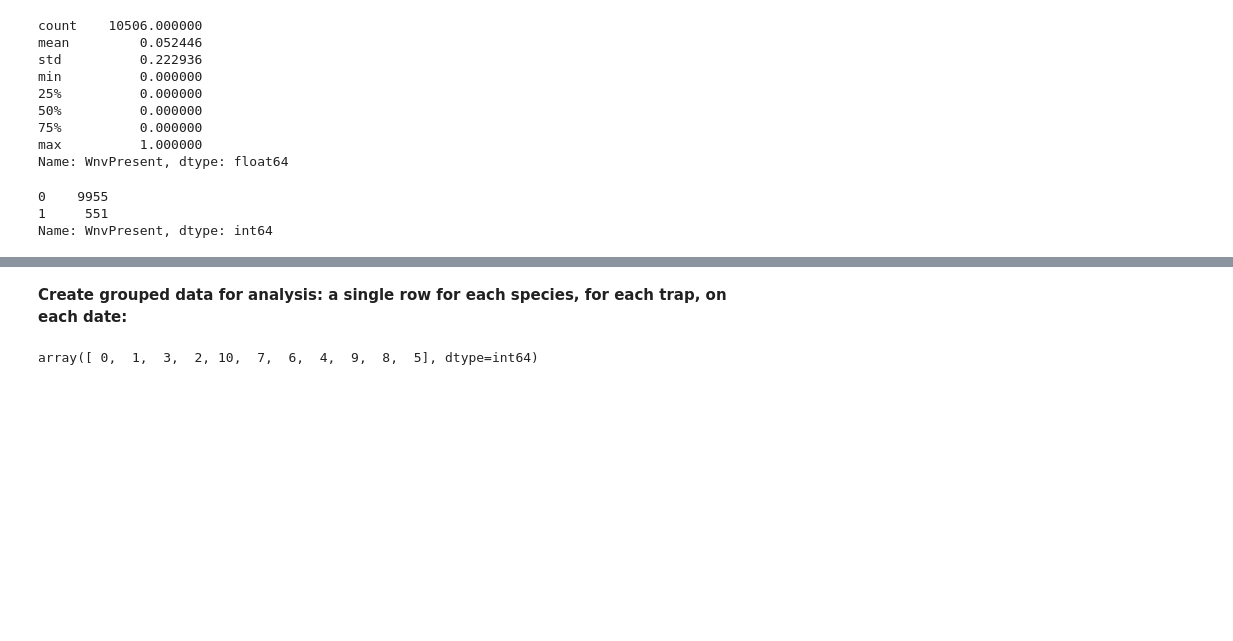
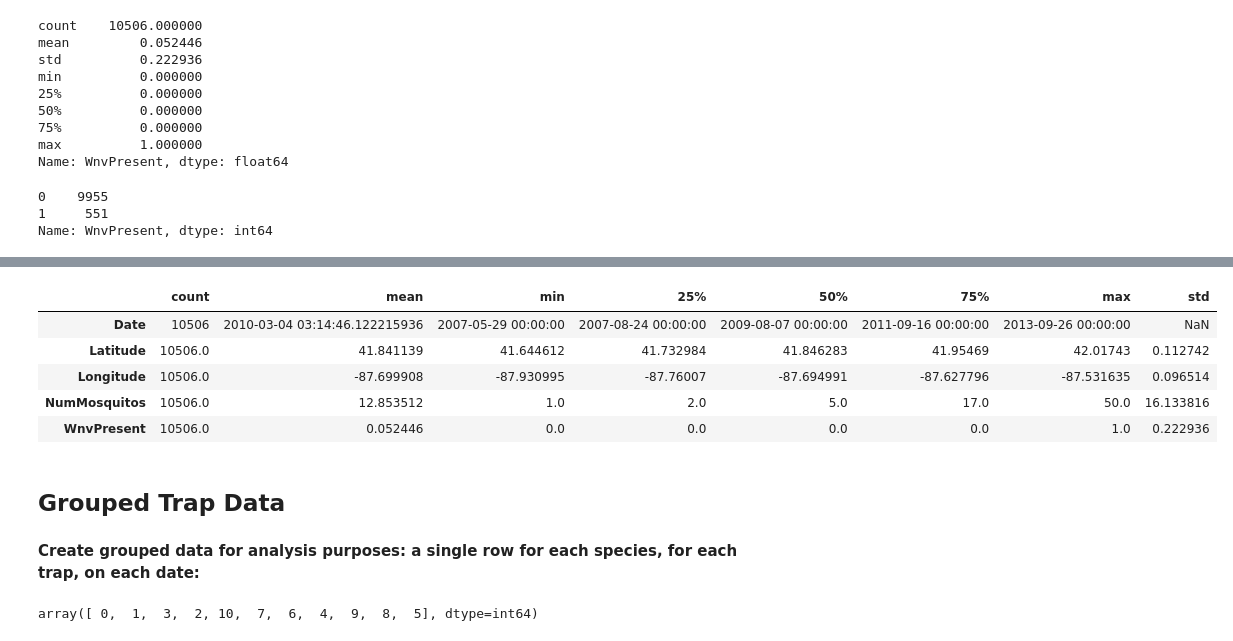
Before and after one commit to DR-611/Capstone2_WestNileVirusPrediction, a Jupyter notebook: Notebooks/PredictWestNile_DataWrangling.ipynb, the cells around one changed output, grey strips where cells are left out. Saved outputs shown, nothing was run; the diff lists cells and outputs as text; code cells hidden in the pictures; blank space fills up the shorter version.

Commit message:
Initial cleanup of Data Wrangling notebook

```diff
--- a/Notebooks/PredictWestNile_DataWrangling.ipynb
+++ b/Notebooks/PredictWestNile_DataWrangling.ipynb
@@ -347,5 +374,17 @@ The WnvPresent column will act as labels for this dataset (indicating whether or
+# %%
+#Summary stats for the columns
+df_trap_data.describe(datetime_is_numeric=True).T
+# %% [output]
+|  | count | mean | min | 25% | 50% | 75% | max | std |
+| Date | 10506 | 2010-03-04 03:14:46.122215936 | 2007-05-29 00:00:00 | 2007-08-24 00:00:00 | 2009-08-07 00:00:00 | 2011-09-16 00:00:00 | 2013-09-26 00:00:00 | NaN |
+| Latitude | 10506.0 | 41.841139 | 41.644612 | 41.732984 | 41.846283 | 41.95469 | 42.01743 | 0.112742 |
+| Longitude | 10506.0 | -87.699908 | -87.930995 | -87.76007 | -87.694991 | -87.627796 | -87.531635 | 0.096514 |
+| NumMosquitos | 10506.0 | 12.853512 | 1.0 | 2.0 | 5.0 | 17.0 | 50.0 | 16.133816 |
+| WnvPresent | 10506.0 | 0.052446 | 0.0 | 0.0 | 0.0 | 0.0 | 1.0 | 0.222936 |
+# %% [markdown]
+## Grouped Trap Data
 # %% [markdown]
-**Create grouped data for analysis: a single row for each species, for each trap, on each date:**
+**Create grouped data for analysis purposes: a single row for each species, for each trap, on each date:**
 # %%
 #column to track the number of traps that were aggregated
 df_trap_data_grp = df_trap_data.copy(deep=True)
```
Also changed, not shown: parts of 65 cells of this notebook, 5 other files.
